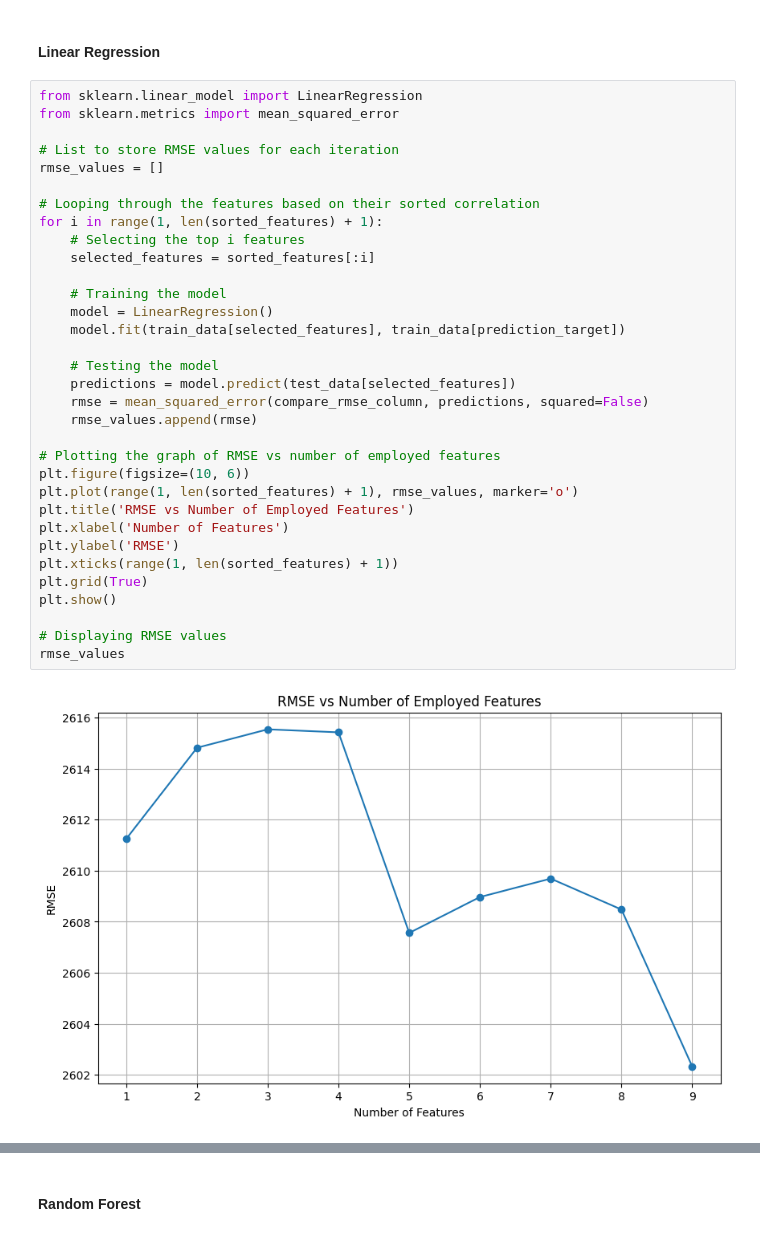
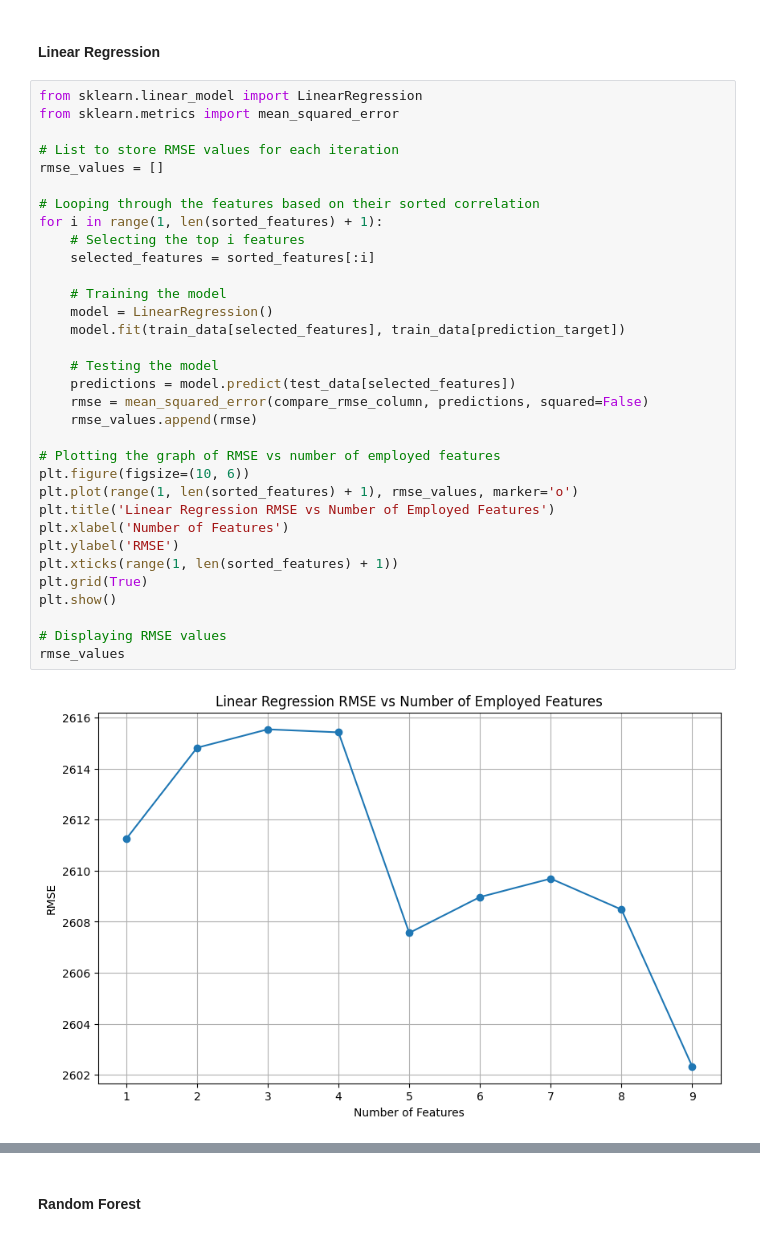
Before and after one commit to meng-rcis/rcie-system-metrics-prediction, a Jupyter notebook: models/features/tuning/inbound_bandwidth/correlation.ipynb, the cells around one changed output, grey strips where cells are left out. Cells and saved outputs as stored; diff of their text form.

```diff
--- a/models/features/tuning/inbound_bandwidth/correlation.ipynb
+++ b/models/features/tuning/inbound_bandwidth/correlation.ipynb
@@ -80,34 +80,34 @@ from sklearn.metrics import mean_squared_error
 
 # List to store RMSE values for each iteration
 rmse_values = []
 
 # Looping through the features based on their sorted correlation
 for i in range(1, len(sorted_features) + 1):
     # Selecting the top i features
     selected_features = sorted_features[:i]
 
     # Training the model
     model = LinearRegression()
     model.fit(train_data[selected_features], train_data[prediction_target])
 
     # Testing the model
     predictions = model.predict(test_data[selected_features])
     rmse = mean_squared_error(compare_rmse_column, predictions, squared=False)
     rmse_values.append(rmse)
 
 # Plotting the graph of RMSE vs number of employed features
 plt.figure(figsize=(10, 6))
 plt.plot(range(1, len(sorted_features) + 1), rmse_values, marker='o')
-plt.title('RMSE vs Number of Employed Features')
+plt.title('Linear Regression RMSE vs Number of Employed Features')
 plt.xlabel('Number of Features')
 plt.ylabel('RMSE')
 plt.xticks(range(1, len(sorted_features) + 1))
 plt.grid(True)
 plt.show()
 
 # Displaying RMSE values
 rmse_values
 # %% [output]
-[figure, old version]
+[figure, new version]
 [2611.2482118059024,
  2614.8142668234186,
```
Also changed, not shown: parts of 6 cells of this notebook, 5 other files.
